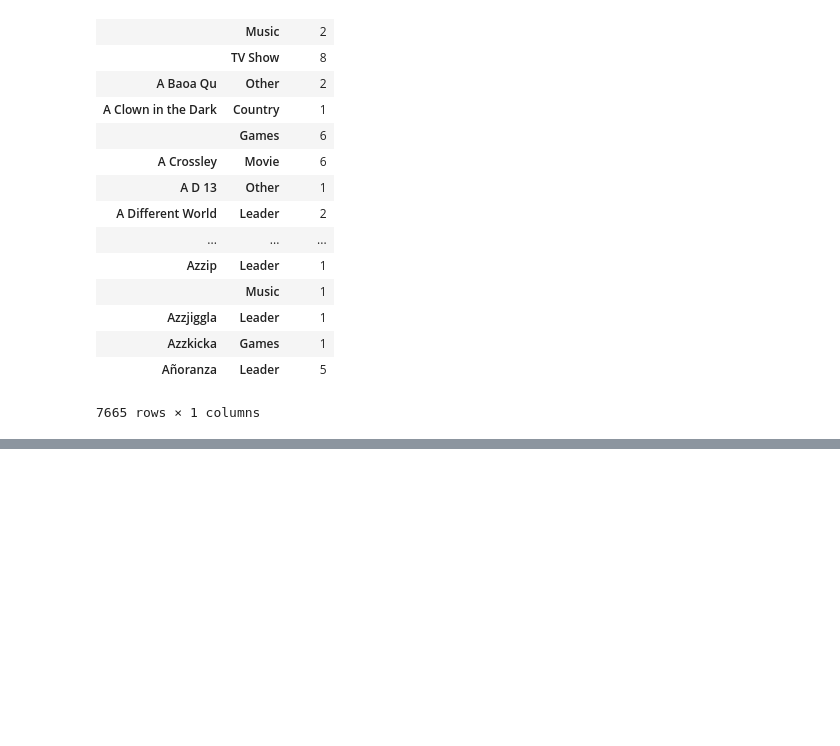
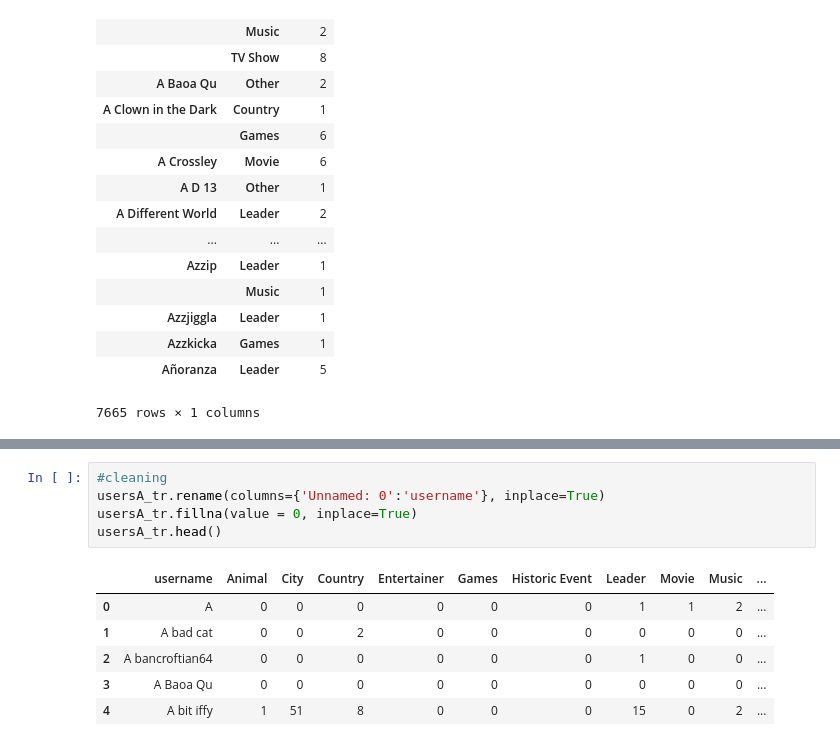
Before and after one commit to johnmhogan/DAT_20_Students, a Jupyter notebook: EVCinNYC/Project/Project.ipynb, the cells around one changed output, grey strips where cells are left out. Drawn from its saved outputs; the diff is of its cells as text; blank space fills up the shorter version.

```diff
--- a/EVCinNYC/Project/Project.ipynb
+++ b/EVCinNYC/Project/Project.ipynb
@@ -236,0 +275,12 @@ ValueError: labels ['username' 'topic'] not contained in axis
+# %%
+#cleaning
+usersA_tr.rename(columns={'Unnamed: 0':'username'}, inplace=True)
+usersA_tr.fillna(value = 0, inplace=True)
+usersA_tr.head()
+# %% [output]
+|  | username | Animal | City | Country | Entertainer | Games | Historic Event | Leader | Movie | Music | ... |
+| 0 | A | 0 | 0 | 0 | 0 | 0 | 0 | 1 | 1 | 2 | ... |
+| 1 | A bad cat | 0 | 0 | 2 | 0 | 0 | 0 | 0 | 0 | 0 | ... |
+| 2 | A bancroftian64 | 0 | 0 | 0 | 0 | 0 | 0 | 1 | 0 | 0 | ... |
+| 3 | A Baoa Qu | 0 | 0 | 0 | 0 | 0 | 0 | 0 | 0 | 0 | ... |
+| 4 | A bit iffy | 1 | 51 | 8 | 0 | 0 | 0 | 15 | 0 | 2 | ... |
```
Also changed, not shown: parts of 12 cells of this notebook, 5 other files.
